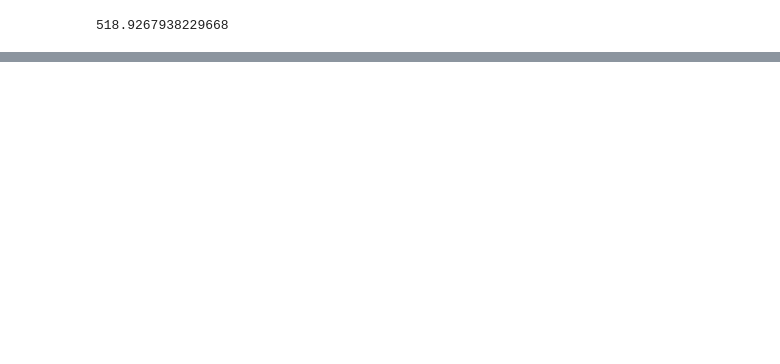
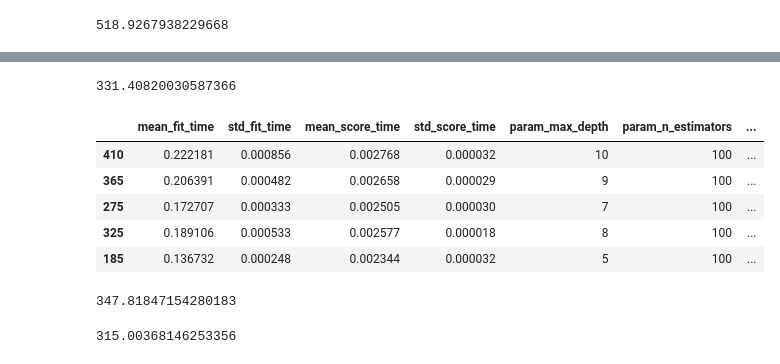
Before and after one commit to ThomasMeb/Anticiper_besoins_des_batiments, a Jupyter notebook: EmissionsCO2.ipynb, the cells around one changed output, grey strips where cells are left out. Drawn from its saved outputs; the diff is of its cells as text; code cells hidden in the pictures; blank space fills up the shorter version.

```diff
--- a/EmissionsCO2.ipynb
+++ b/EmissionsCO2.ipynb
@@ -423,0 +439,37 @@ mean_squared_error(y_test, y_pred, squared=False)
+# %%
+rf = RandomForestRegressor()
+rf.fit(X_train, y_train)
+y_pred = rf.predict(X_test)
+mean_squared_error(y_test, y_pred, squared=False)
+# %% [output]
+331.40820030587366
+# %%
+params = {'n_estimators': [100, 200, 300, 400, 500],
+            'max_depth': [1,2,3,4,5,6,7,8,9,10],
+            'min_samples_split': [2,3,4,5,6,7,8,9,10],
+}
+grid = GridSearchCV(RandomForestRegressor(), params, cv=10)
+grid.fit(X_train, y_train)
+resultize(grid).head()
+best_params_rf = grid.best_params_
+# %% [output]
+|  | mean_fit_time | std_fit_time | mean_score_time | std_score_time | param_max_depth | param_n_estimators | ... |
+| 410 | 0.222181 | 0.000856 | 0.002768 | 0.000032 | 10 | 100 | ... |
+| 365 | 0.206391 | 0.000482 | 0.002658 | 0.000029 | 9 | 100 | ... |
+| 275 | 0.172707 | 0.000333 | 0.002505 | 0.000030 | 7 | 100 | ... |
+| 325 | 0.189106 | 0.000533 | 0.002577 | 0.000018 | 8 | 100 | ... |
+| 185 | 0.136732 | 0.000248 | 0.002344 | 0.000032 | 5 | 100 | ... |
+# %%
+rf = RandomForestRegressor(**best_params_rf)
+rf.fit(X_train, y_train)
+y_pred = rf.predict(X_test)
+mean_squared_error(y_test, y_pred, squared=False)
+# %% [output]
+347.81847154280183
+# %%
+gb = GradientBoostingRegressor()
+gb.fit(X_train, y_train)
+y_pred = gb.predict(X_test)
+mean_squared_error(y_test, y_pred, squared=False)
+# %% [output]
+315.00368146253356
```
Also changed, not shown: parts of 35 cells of this notebook, 1 other file.
